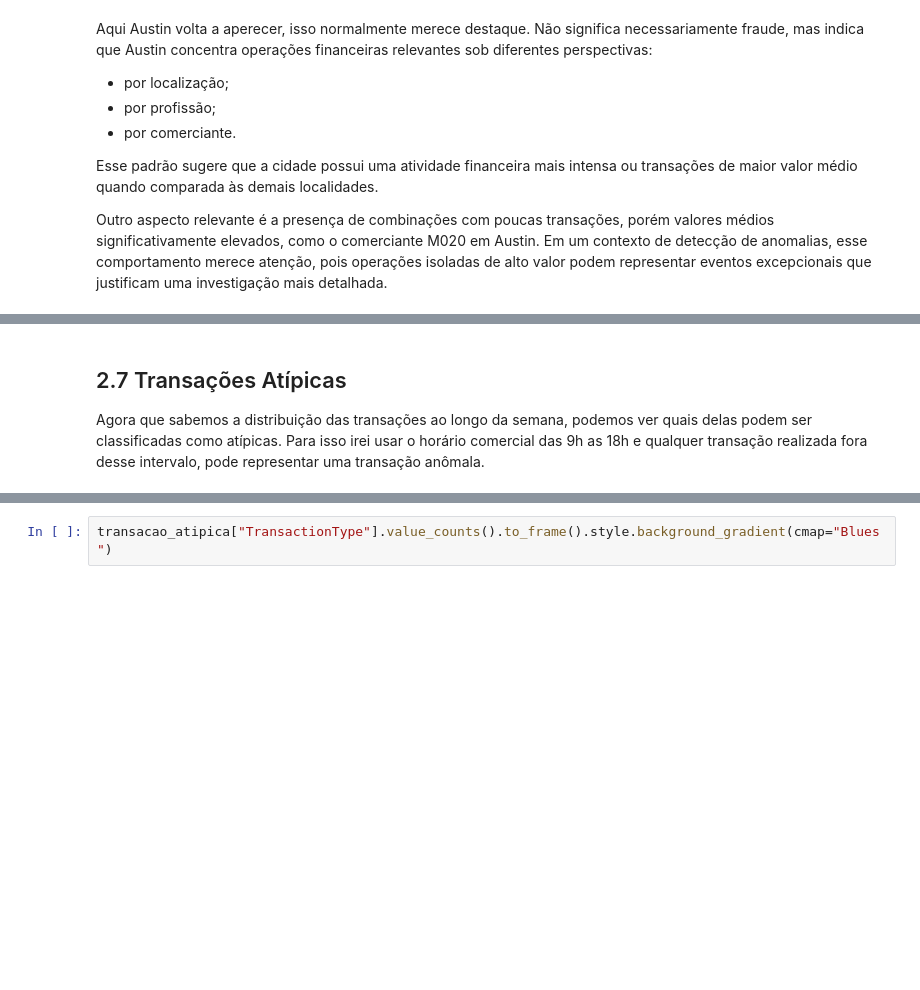
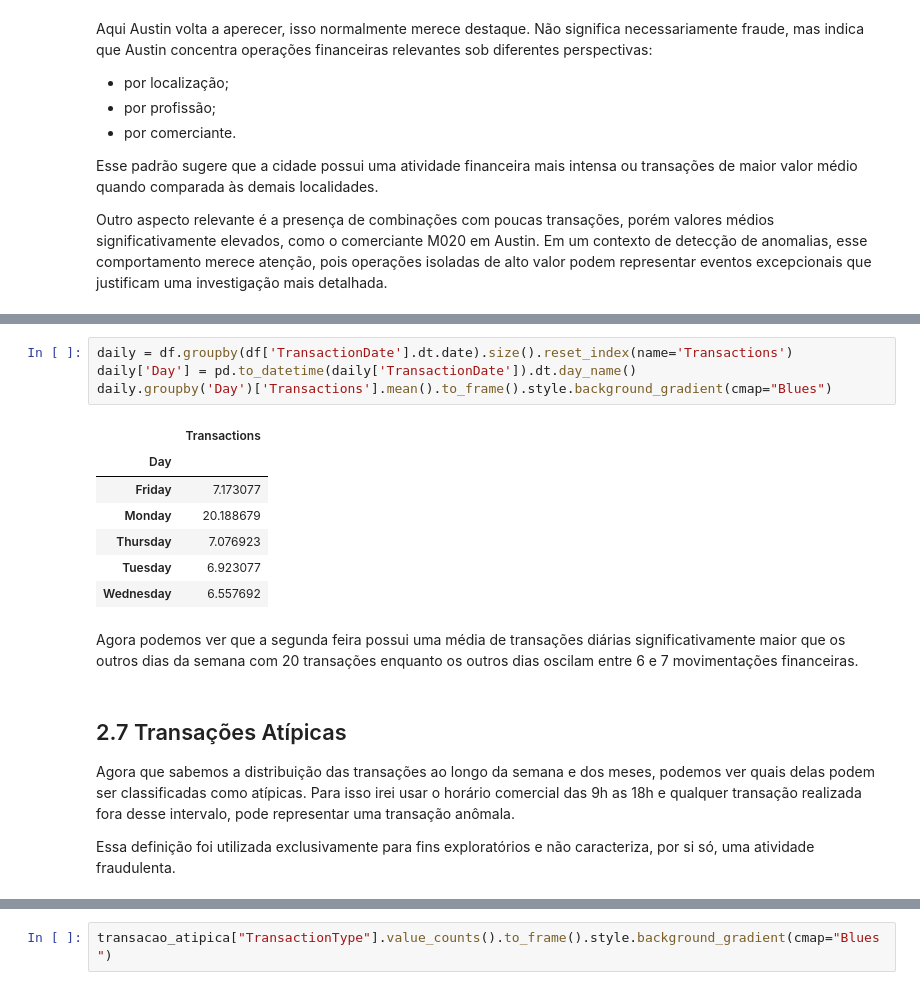
Before and after one commit to rrafahenrique/Anomaly-Detection-and-Analysis, a Jupyter notebook: main.ipynb, the cells around one changed output, grey strips where cells are left out. Saved outputs shown, nothing was run; the diff lists cells and outputs as text; blank space fills up the shorter version.

```diff
--- a/main.ipynb
+++ b/main.ipynb
@@ -519,6 +519,22 @@ func.plot_transaction(df, palette)
+# %%
+daily = df.groupby(df['TransactionDate'].dt.date).size().reset_index(name='Transactions')
+daily['Day'] = pd.to_datetime(daily['TransactionDate']).dt.day_name()
+daily.groupby('Day')['Transactions'].mean().to_frame().style.background_gradient(cmap="Blues")
+# %% [output]
+|  | Transactions |
+| Day |  |
+| Friday | 7.173077 |
+| Monday | 20.188679 |
+| Thursday | 7.076923 |
+| Tuesday | 6.923077 |
+| Wednesday | 6.557692 |
+# %% [markdown]
+Agora podemos ver que a segunda feira possui uma média de transações diárias significativamente maior que os outros dias da semana com 20 transações enquanto os outros dias oscilam entre 6 e 7 movimentações financeiras.
 # %% [markdown]
 ## 2.7 Transações Atípicas
-Agora que sabemos a distribuição das transações ao longo da semana, podemos ver quais delas podem ser classificadas como atípicas. Para isso irei usar o horário comercial das 9h as 18h e qualquer transação realizada fora desse intervalo, pode representar uma transação anômala.
+Agora que sabemos a distribuição das transações ao longo da semana e dos meses, podemos ver quais delas podem ser classificadas como atípicas. Para isso irei usar o horário comercial das 9h as 18h e qualquer transação realizada fora desse intervalo, pode representar uma transação anômala.
+
+Essa definição foi utilizada exclusivamente para fins exploratórios e não caracteriza, por si só, uma atividade fraudulenta.
 # %%
 # Extrair a hora da transação
 df['TransactionHour'] = df['TransactionDate'].dt.hour
```
Also changed, not shown: parts of 13 cells of this notebook, 2 other files.
